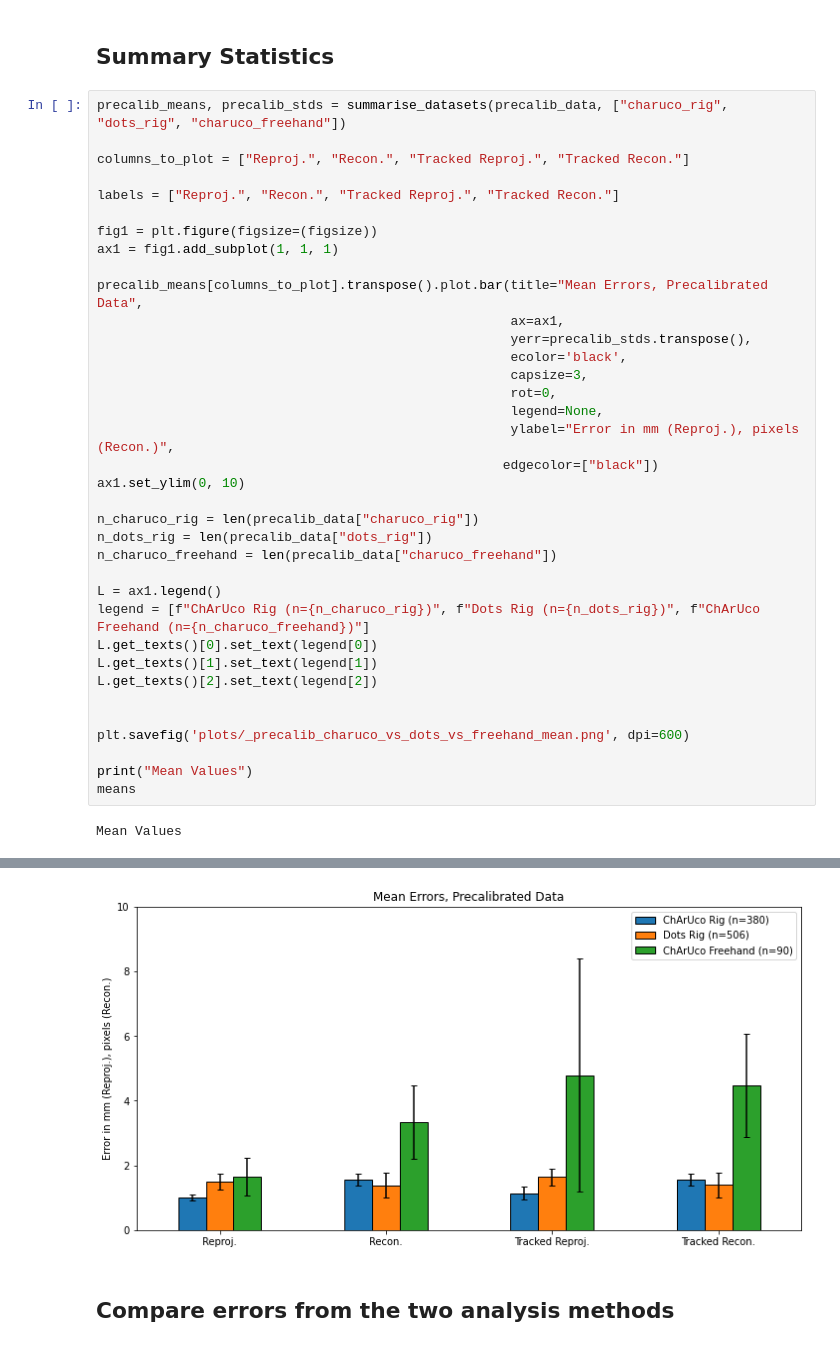
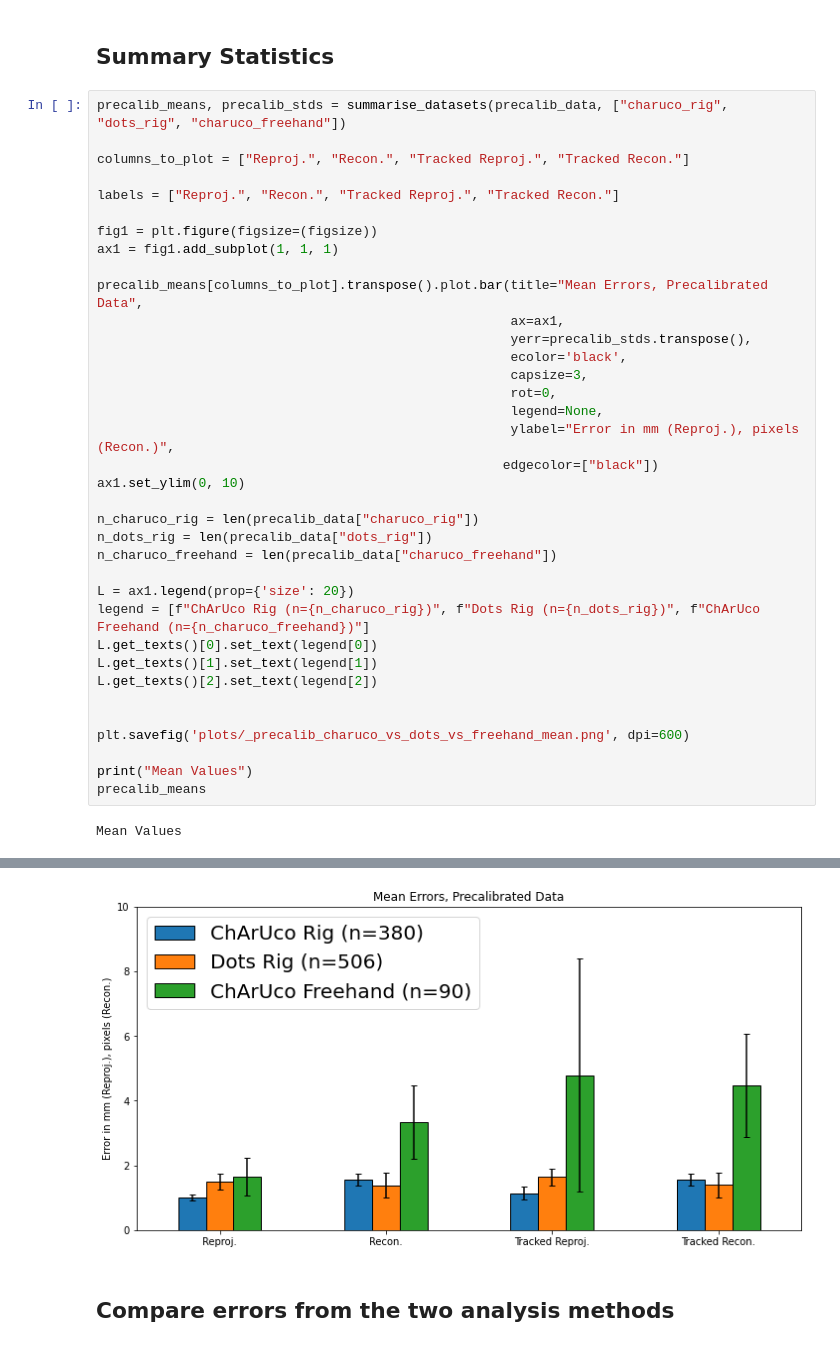
Before and after one commit to UCL/WEISS_Calibration_Study, a Jupyter notebook: process_results.ipynb, the cells around one changed output, grey strips where cells are left out. Cells and saved outputs as stored; diff of their text form.

```diff
--- a/process_results.ipynb
+++ b/process_results.ipynb
@@ -136,7 +136,7 @@ n_charuco_rig = len(precalib_data["charuco_rig"])
 n_dots_rig = len(precalib_data["dots_rig"])
 n_charuco_freehand = len(precalib_data["charuco_freehand"])
 
-L = ax1.legend()
+L = ax1.legend(prop={'size': 20})
 legend = [f"ChArUco Rig (n={n_charuco_rig})", f"Dots Rig (n={n_dots_rig})", f"ChArUco Freehand (n={n_charuco_freehand})"]
 L.get_texts()[0].set_text(legend[0])
 L.get_texts()[1].set_text(legend[1])
@@ -146,7 +146,7 @@ L.get_texts()[2].set_text(legend[2])
 plt.savefig('plots/_precalib_charuco_vs_dots_vs_freehand_mean.png', dpi=600)
 
 print("Mean Values")
-means
+precalib_means
 # %% [output]
 Mean Values
 |  | Reproj. | Recon. | Tracked Reproj. | Tracked Recon. | Mean Frame Grab Time | Mean Calibration Time |
@@ -156,4 +156,4 @@ Mean Values
-[figure, old version]
+[figure, new version]
 # %% [markdown]
 ## Compare errors from the two analysis  methods
 # %%
```
Also changed, not shown: parts of 3 cells of this notebook.
